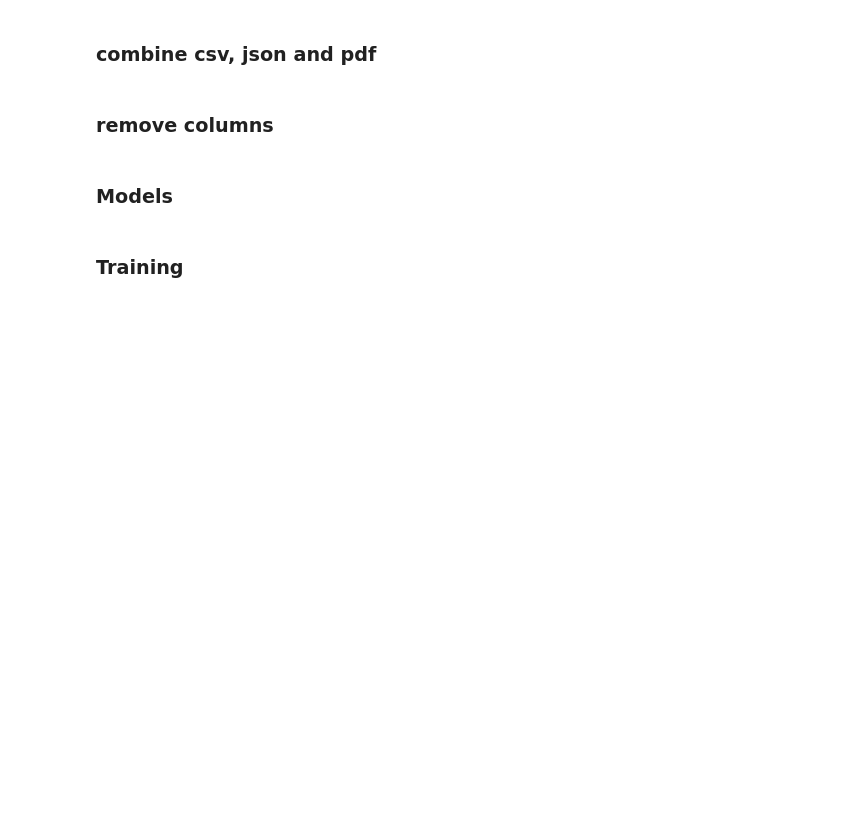
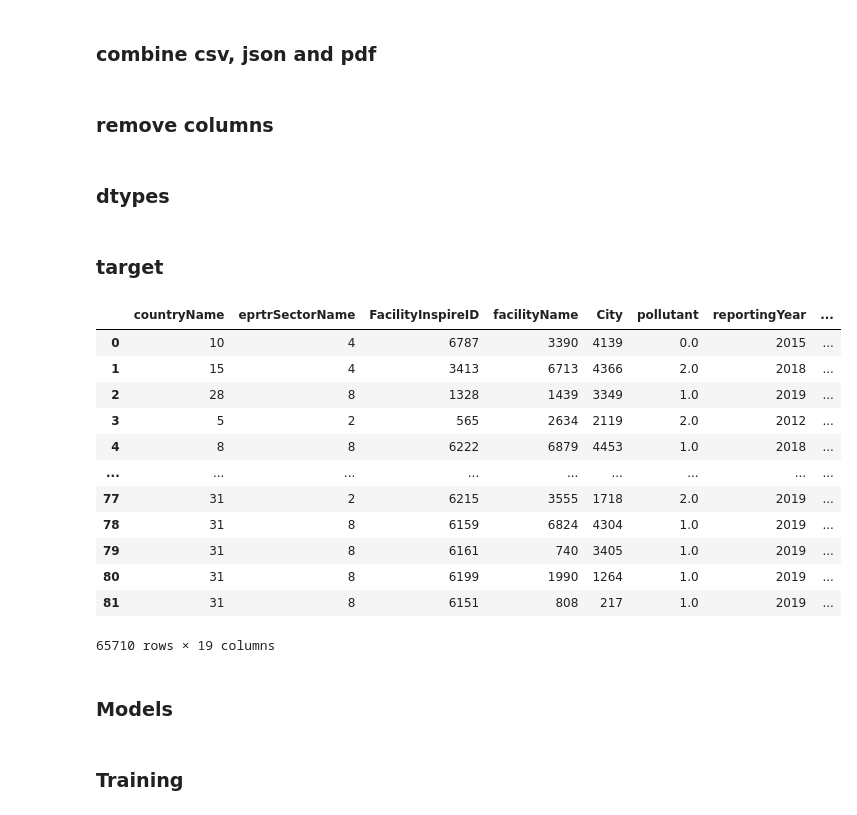
Before and after one commit to pgraciae/SchniderHack, a Jupyter notebook: main.ipynb, the cells around one changed output. Drawn from its saved outputs; the diff is of its cells as text; code cells hidden in the pictures; blank space fills up the shorter version.

```diff
--- a/main.ipynb
+++ b/main.ipynb
@@ -215,5 +206,7 @@ df_final = pd.concat([df_bo, df_pdf])
 # %% [markdown]
 ### remove columns
 # %%
-drop_cols = ["id", "emissions", "EPRTRAnnexIMainActivityLabel", "targetRelease", "CONTINENT", "REPORTER NAME", "CITY ID"]
+drop_cols = ["id", "emissions", "EPRTRAnnexIMainActivityLabel", "targetRelease", "CONTINENT", "CITY ID"]
 df_final = df_final.drop(drop_cols, axis=1)
+# %% [markdown]
+### dtypes
@@ -219,0 +216,32 @@ df_final = df_final.drop(drop_cols, axis=1)
+# %%
+for col in df_final.columns:
+    if col != "pollutant":
+        if is_string_dtype(df_final[col]):
+            df_final[col] = df_final[col].astype('category').cat.codes
+        if is_numeric_dtype(df_final[col]):
+            df_final[col] = df_final[col].astype(np.int32)
+# %% [markdown]
+### target
+# %%
+from sklearn.preprocessing import OrdinalEncoder
+
+
+ord_enc = OrdinalEncoder()
+df_final["pollutant"] = ord_enc.fit_transform(df_final[["pollutant"]])
+#ord_enc.inverse_transform
+# %%
+df_final
+# %% [output]
+|  | countryName | eprtrSectorName | FacilityInspireID | facilityName | City | pollutant | reportingYear | ... |
+| 0 | 10 | 4 | 6787 | 3390 | 4139 | 0.0 | 2015 | ... |
+| 1 | 15 | 4 | 3413 | 6713 | 4366 | 2.0 | 2018 | ... |
+| 2 | 28 | 8 | 1328 | 1439 | 3349 | 1.0 | 2019 | ... |
+| 3 | 5 | 2 | 565 | 2634 | 2119 | 2.0 | 2012 | ... |
+| 4 | 8 | 8 | 6222 | 6879 | 4453 | 1.0 | 2018 | ... |
+| ... | ... | ... | ... | ... | ... | ... | ... | ... |
+| 77 | 31 | 2 | 6215 | 3555 | 1718 | 2.0 | 2019 | ... |
+| 78 | 31 | 8 | 6159 | 6824 | 4304 | 1.0 | 2019 | ... |
+| 79 | 31 | 8 | 6161 | 740 | 3405 | 1.0 | 2019 | ... |
+| 80 | 31 | 8 | 6199 | 1990 | 1264 | 1.0 | 2019 | ... |
+| 81 | 31 | 8 | 6151 | 808 | 217 | 1.0 | 2019 | ... |
+65710 rows × 19 columns
```
Also changed, not shown: parts of 4 cells of this notebook, 1 other file.
